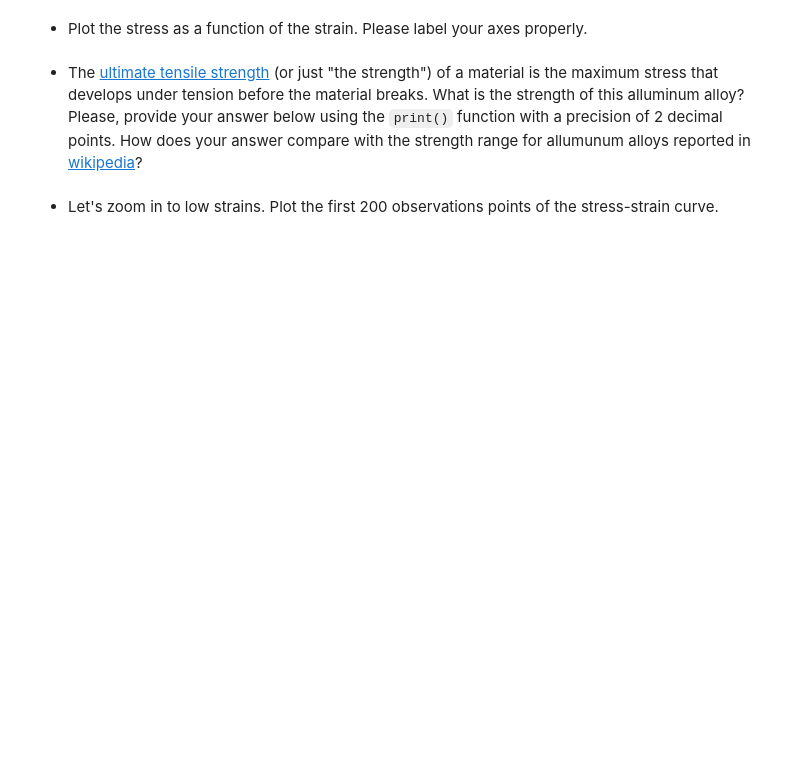
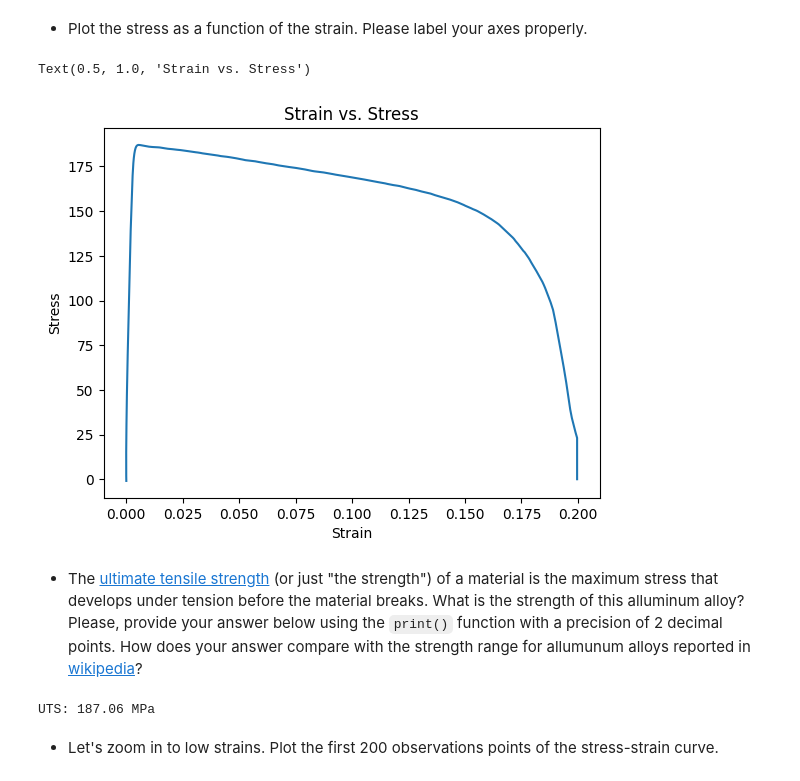
Before and after one commit to skrocket/ME239, a Jupyter notebook: lecture05/homework_05.ipynb, the cells around one changed output. Drawn from its saved outputs; the diff is of its cells as text; code cells hidden in the pictures; blank space fills up the shorter version.

```diff
--- a/lecture05/homework_05.ipynb
+++ b/lecture05/homework_05.ipynb
@@ -97,5 +97,5 @@ unzip:  cannot find or open stress-strain-curves-of-aluminum-6061-t651-from-9-lo
 # %% [markdown]
 + Now read the data description [here](https://data.mendeley.com/datasets/rd6jm9tyb6/2) very carefully and find a filename that contains data from a uniaxial tension test of 200 degrees C. There multiple files that fit this description. Just pick one of them.
 # %%
-filename = # your choice here
+filename = '/T_200_A_1_094_041_14.csv'
 print('The file I picked is: ', filename)
@@ -104,2 +111,5 @@ print('The file I picked is: ', filename)
 # %%
-# your code here
+import pandas as pd
+
+df = pd.read_csv(filename)
+print(df)
@@ -106,11 +131,23 @@ print('The file I picked is: ', filename)
 # %% [markdown]
 + Plot the stress as a function of the strain. Please label your axes properly.
 # %%
-# your code here
+import matplotlib.pyplot as plt
+
+plt.plot(df['Strain'], df['Stress_MPa'])
+plt.xlabel('Strain')
+plt.ylabel('Stress')
+plt.title('Strain vs. Stress')
+# %% [output]
+Text(0.5, 1.0, 'Strain vs. Stress')
+[figure, added]
 # %% [markdown]
 + The [ultimate tensile strength](https://en.wikipedia.org/wiki/Ultimate_tensile_strength) (or just "the strength") of a material is the maximum stress that develops under tension before the material breaks. What is the strength of this alluminum alloy? Please, provide your answer below using the `print()` function with a precision of 2 decimal points. How does your answer compare with the strength range for allumunum alloys reported in [wikipedia](https://en.wikipedia.org/wiki/6061_aluminium_alloy)?
 # %%
-# your code here
+print(f'UTS: {df['Stress_MPa'].max():.2f} MPa')
+
+#My answer of 187.06 MPa is between the range of 124 and 290 MPa as provided on Wikipedia
+# %% [output]
+UTS: 187.06 MPa
 # %% [markdown]
 + Let's zoom in to low strains. Plot the first 200 observations points of the stress-strain curve.
 # %%
```
Also changed, not shown: parts of 17 cells of this notebook.
